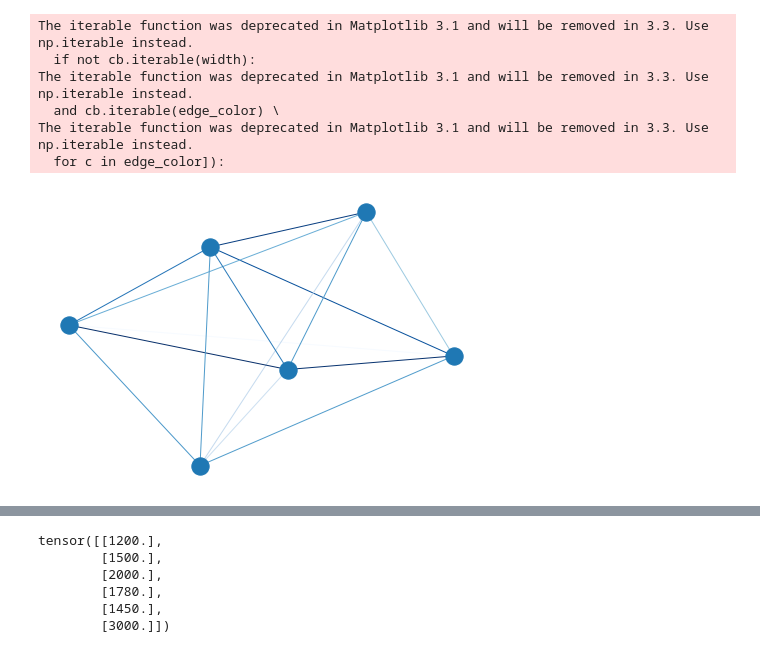
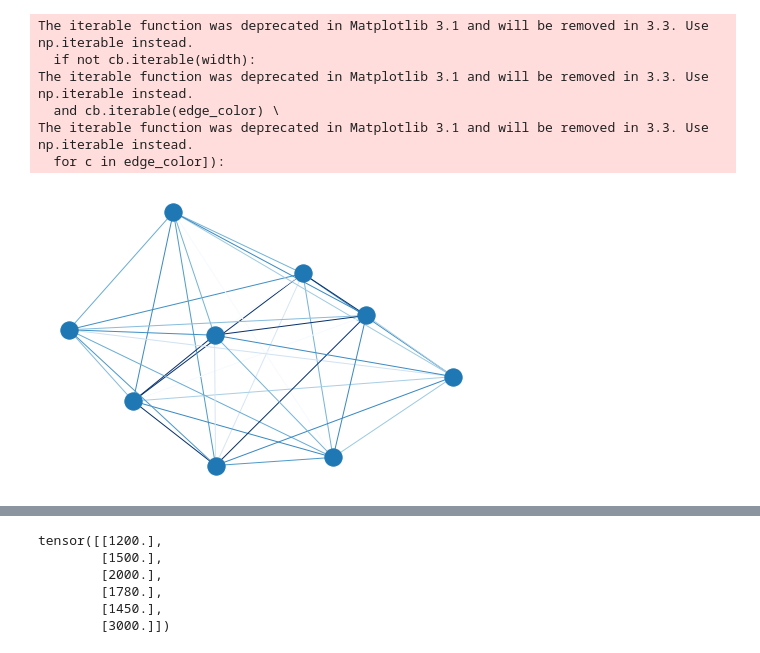
Before and after one commit to itzyushao/multi-task, a Jupyter notebook: Graph.ipynb, the cells around one changed output, grey strips where cells are left out. Saved outputs shown, nothing was run; the diff lists cells and outputs as text; code cells hidden in the pictures.

```diff
--- a/Graph.ipynb
+++ b/Graph.ipynb
@@ -21,10 +24,10 @@ def MAPELoss(output, target):
 # %%
 cities_df = pd.DataFrame({
-    'city':['bangalore','Mumbai','Delhi','kolkatta','chennai','bhopal'],
-    'lat':[12.9716,19.076,28.7041,22.5726,13.0827,23.2599],
-    'lon':[77.5946,72.877,77.1025,88.639,80.2707,77.4126],
-    'x1':[20,35,24,33,35,18],
-    'x2':[5,5,7,13,16,21],
-    'y':[1200,1500,2000,1780,1450,3000]})
+    'house':['h1','h2','h3','h4','h5','h6','t1','t2','t3'],
+    'lat':[12.9716,19.076,28.7041,22.5726,13.0827,23.2599,12.9713,19.003,28.7048],
+    'lon':[77.5946,72.877,77.1025,80.639,80.2707,77.4126,77.5920,72.8605,77.2000],
+    'x1':[20,35,24,33,35,18,19,32,23],
+    'x2':[5,5,7,13,16,21,6,6,6],
+    'y':[1200,1500,2000,1780,1450,3000,1300,1600,1800]})
 cities_df
 # %% [output]
@@ -38,3 +44,10 @@ cities_df
 # %%
 cities_df['lat'] = np.radians(cities_df['lat'])
 cities_df['lon'] = np.radians(cities_df['lon'])
+
+dist = DistanceMetric.get_metric('haversine')
+
+cities_df[['lat','lon']].to_numpy()
+
+df_dist = pd.DataFrame(dist.pairwise(cities_df[['lat','lon']].to_numpy())*6373,  columns=cities_df.house.unique(), index=cities_df.house.unique())
+df_dist
@@ -63,11 +65,11 @@ df
 # %%
-G = nx.from_numpy_matrix(df.values)
+G = nx.from_numpy_matrix(df_dist.values)
 nx.draw(G, edge_color = [i[2]['weight'] for i in G.edges(data=True)], edge_cmap = plt.cm.Blues)
 # %% [output]
 The iterable function was deprecated in Matplotlib 3.1 and will be removed in 3.3. Use np.iterable instead.
   if not cb.iterable(width):
 The iterable function was deprecated in Matplotlib 3.1 and will be removed in 3.3. Use np.iterable instead.
   and cb.iterable(edge_color) \
 The iterable function was deprecated in Matplotlib 3.1 and will be removed in 3.3. Use np.iterable instead.
   for c in edge_color]):
-[figure, old version]
+[figure, new version]
```
Also changed, not shown: parts of 38 cells of this notebook, 3 other files.
